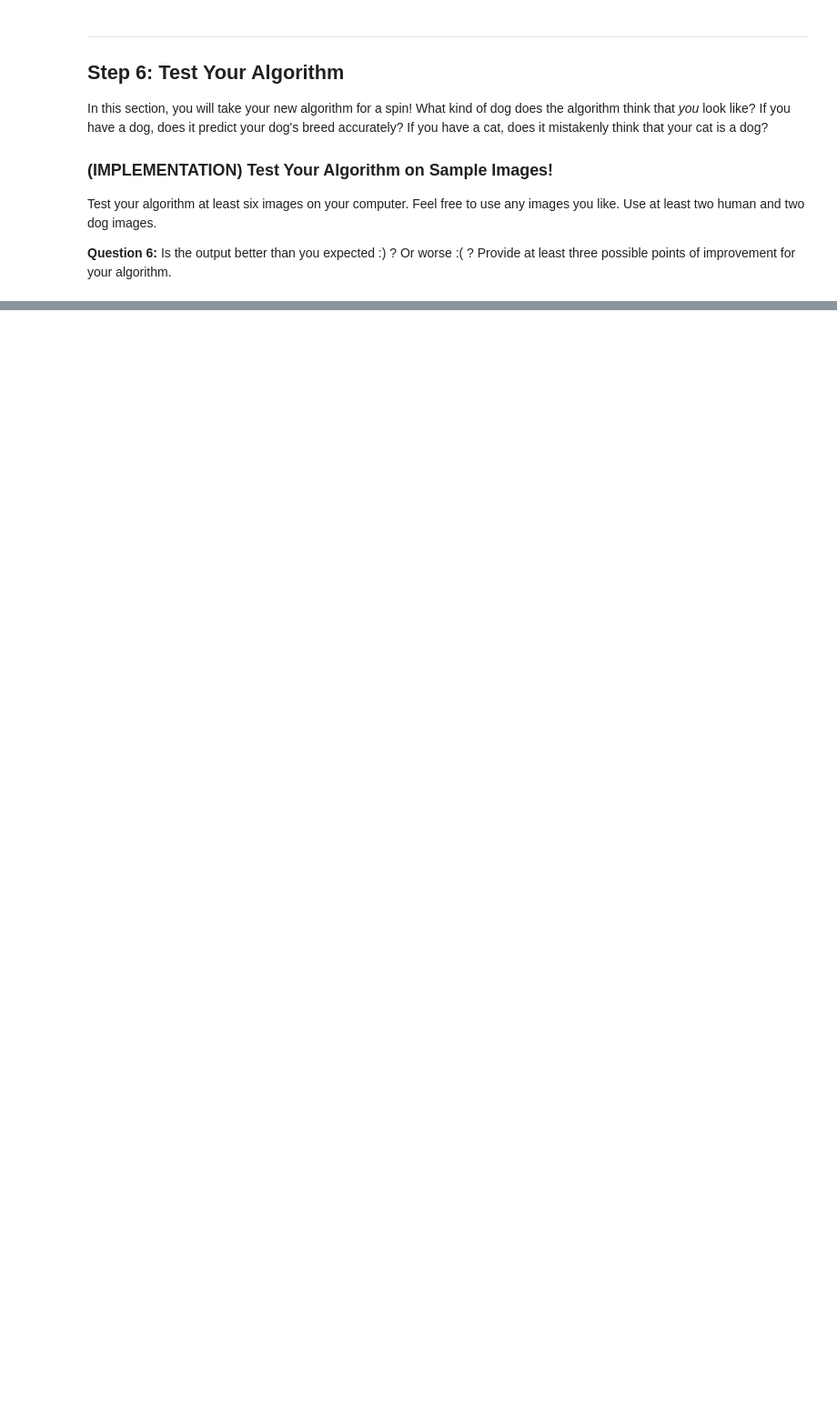
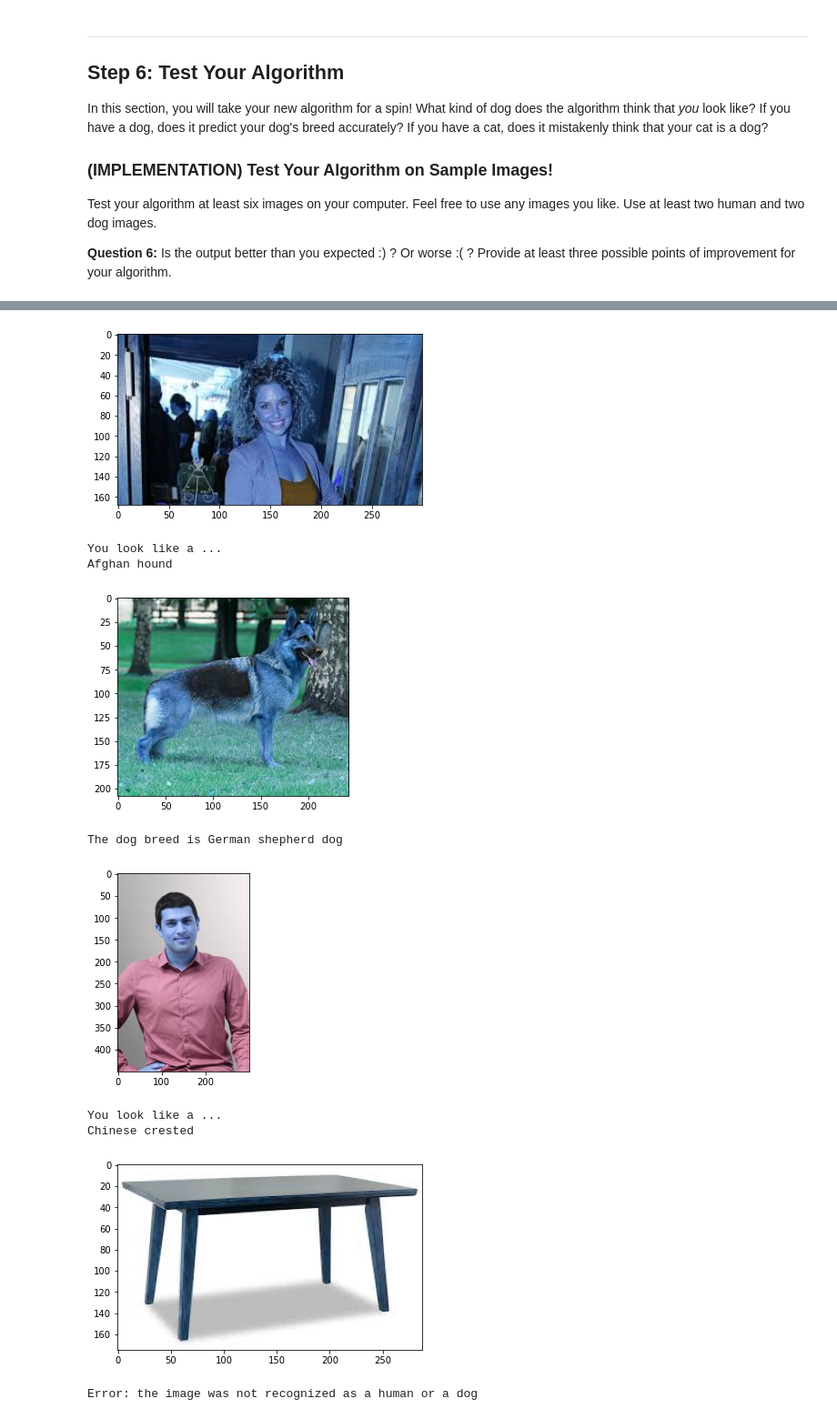
Before and after one commit to amitmtrn/udacity-dog-classifier-project, a Jupyter notebook: dog_app.ipynb, the cells around one changed output, grey strips where cells are left out. Shown: that part at 91% size. Cells and saved outputs as stored; diff of their text form; code cells hidden in the pictures; blank space fills up the shorter version.

```diff
--- a/dog_app.ipynb
+++ b/dog_app.ipynb
@@ -634,14 +661,14 @@ Use the next code cell to specify a [loss function](http://pytorch.org/docs/mast
 # %%
 criterion_transfer = nn.CrossEntropyLoss()
 
-optimizer_transfer = optim.SGD(model_transfer.classifier.parameters(), lr=0.001)
+optimizer_transfer = optim.SGD(model_transfer.classifier.parameters(), lr=0.01)
 # %% [markdown]
 ### (IMPLEMENTATION) Train and Validate the Model
 
 Train and validate your model in the code cell below.  [Save the final model parameters](http://pytorch.org/docs/master/notes/serialization.html) at filepath `'model_transfer.pt'`.
 # %%
 # train the model
-model_transfer = train(30, loaders_transfer, model_transfer, optimizer_transfer, criterion_transfer, use_cuda, 'model_transfer.pt')
+model_transfer = train(10, loaders_transfer, model_transfer, optimizer_transfer, criterion_transfer, use_cuda, 'model_transfer.pt')
 
 # load the model that got the best validation accuracy (uncomment the line below)
 model_transfer.load_state_dict(torch.load('model_transfer.pt'))
@@ -658,22 +707,21 @@ test(loaders_transfer, model_transfer, criterion_transfer, use_cuda)
 
 Write a function that takes an image path as input and returns the dog breed (`Affenpinscher`, `Afghan hound`, etc) that is predicted by your model.
 # %%
+from PIL import Image
 ### TODO: Write a function that takes a path to an image as input
 ### and returns the dog breed that is predicted by the model.
 
 # list of class names by index, i.e. a name can be accessed like class_names[0]
-class_names = [item[4:].replace("_", " ") for item in data_transfer['train'].classes]
+class_names = [item[4:].replace("_", " ") for item in train_data.classes]
 
 def predict_breed_transfer(img_path):
-    img = cv2.imread(img_path)
-    img = cv2.resize(img, (224, 224))
-    tran = transforms.ToTensor()
-    x = tran(img)
+    img = Image.open(img_path)
+    x = test_transform(img)
     x = torch.unsqueeze(x, 0)
     x = x.to(device)
     x = model_transfer(x)
 
-    return torch.argmax(x) # predicted class index
+    return class_names[torch.argmax(x)] # predicted class index
 # %% [markdown]
 ---
 <a id='step5'></a>
@@ -697,6 +745,22 @@ Some sample output for our algorithm is provided below, but feel free to design
 ### Feel free to use as many code cells as needed.
 
 def run_app(img_path):
+    img = cv2.imread(img_path)
+    plt.imshow(img)
+    plt.show()
+
+    if dog_detector(img_path):
+        breed = predict_breed_transfer(img_path)
+        print('The dog breed is {}\n'.format(breed))
+        return
+
+    if face_detector(img_path):
+        breed = predict_breed_transfer(img_path)
+        print('You look like a ...\n{}\n'.format(breed))
+        return
+
+    print('Error: the image was not recognized as a human or a dog')
+
     ## handle cases for a human face, dog, and neither
 # %% [markdown]
 ---
@@ -715,8 +785,20 @@ __Answer:__ (Three possible points for improvement)
 # %%
 ## TODO: Execute your algorithm from Step 6 on
 ## at least 6 images on your computer.
 ## Feel free to use as many code cells as needed.
+test_files = np.array(glob("test-images/*"))
 
 ## suggested code, below
-for file in np.hstack((human_files[:3], dog_files[:3])):
+for file in test_files:
     run_app(file)
+# %% [output]
+[figure, added]
+You look like a ...
+Afghan hound
+[figure, added]
+The dog breed is German shepherd dog
+[figure, added]
+You look like a ...
+Chinese crested
+[figure, added]
+Error: the image was not recognized as a human or a dog
```
Also changed, not shown: parts of 23 cells of this notebook.
